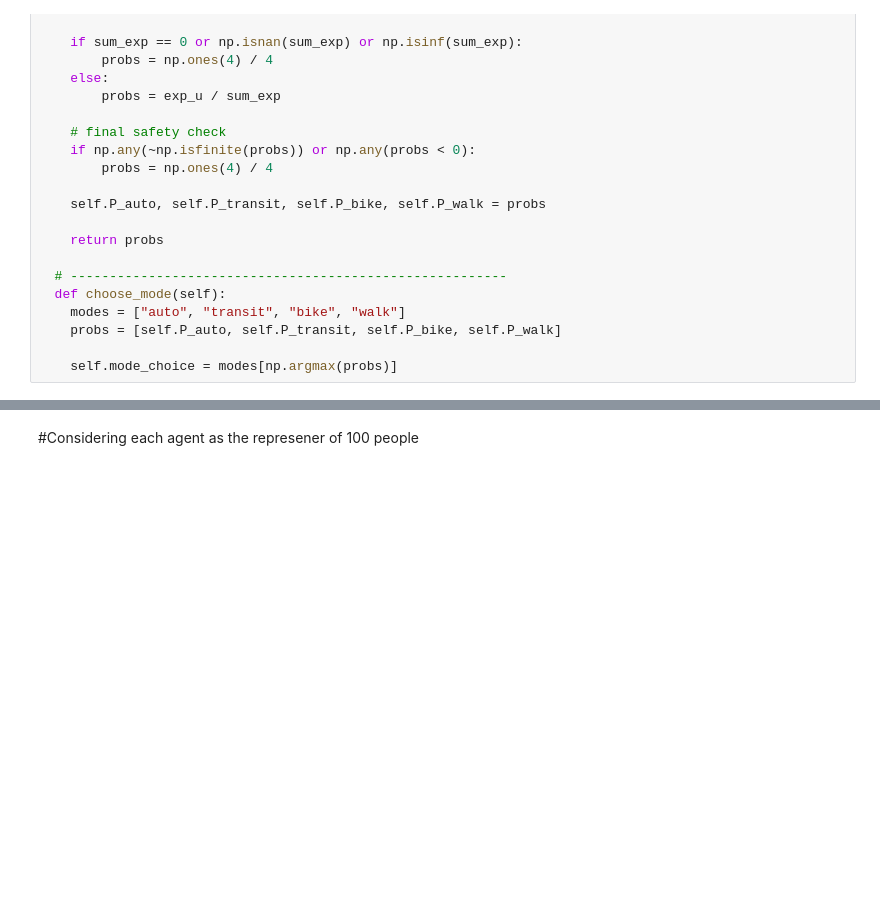
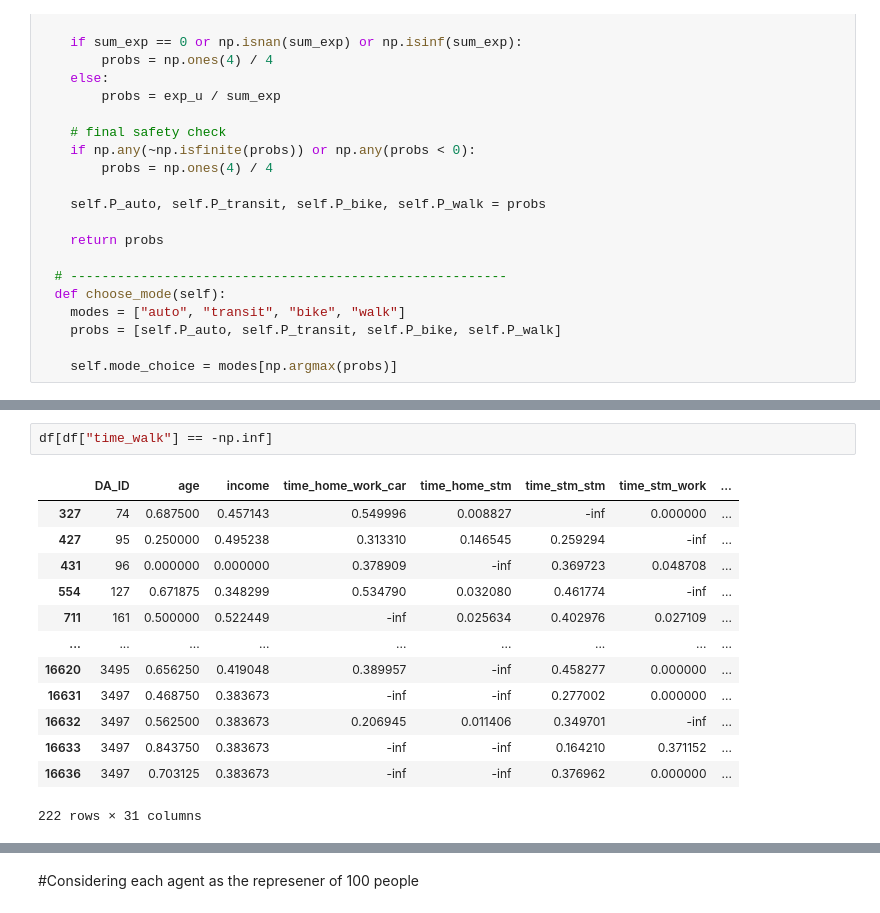
Before and after one commit to Nmg1994/ActiveTransportation, a Jupyter notebook: ABM_ActiveTransportation.ipynb, the cells around one changed output, grey strips where cells are left out. Cells and saved outputs as stored; diff of their text form; blank space fills up the shorter version.

```diff
--- a/ABM_ActiveTransportation.ipynb
+++ b/ABM_ActiveTransportation.ipynb
@@ -749,3 +759,19 @@ df["mode_choice"] = df[["P_auto", "P_transit", "P_bike", "P_walk"]].idxmax(axis=
+# %%
+df[df["time_walk"] == -np.inf]
+# %% [output]
+|  | DA_ID | age | income | time_home_work_car | time_home_stm | time_stm_stm | time_stm_work | ... |
+| 327 | 74 | 0.687500 | 0.457143 | 0.549996 | 0.008827 | -inf | 0.000000 | ... |
+| 427 | 95 | 0.250000 | 0.495238 | 0.313310 | 0.146545 | 0.259294 | -inf | ... |
+| 431 | 96 | 0.000000 | 0.000000 | 0.378909 | -inf | 0.369723 | 0.048708 | ... |
+| 554 | 127 | 0.671875 | 0.348299 | 0.534790 | 0.032080 | 0.461774 | -inf | ... |
+| 711 | 161 | 0.500000 | 0.522449 | -inf | 0.025634 | 0.402976 | 0.027109 | ... |
+| ... | ... | ... | ... | ... | ... | ... | ... | ... |
+| 16620 | 3495 | 0.656250 | 0.419048 | 0.389957 | -inf | 0.458277 | 0.000000 | ... |
+| 16631 | 3497 | 0.468750 | 0.383673 | -inf | -inf | 0.277002 | 0.000000 | ... |
+| 16632 | 3497 | 0.562500 | 0.383673 | 0.206945 | 0.011406 | 0.349701 | -inf | ... |
+| 16633 | 3497 | 0.843750 | 0.383673 | -inf | -inf | 0.164210 | 0.371152 | ... |
+| 16636 | 3497 | 0.703125 | 0.383673 | -inf | -inf | 0.376962 | 0.000000 | ... |
+222 rows × 31 columns
 # %%
 def calibration_error(betas, model, df):
 
```
Also changed, not shown: parts of 7 cells of this notebook.
